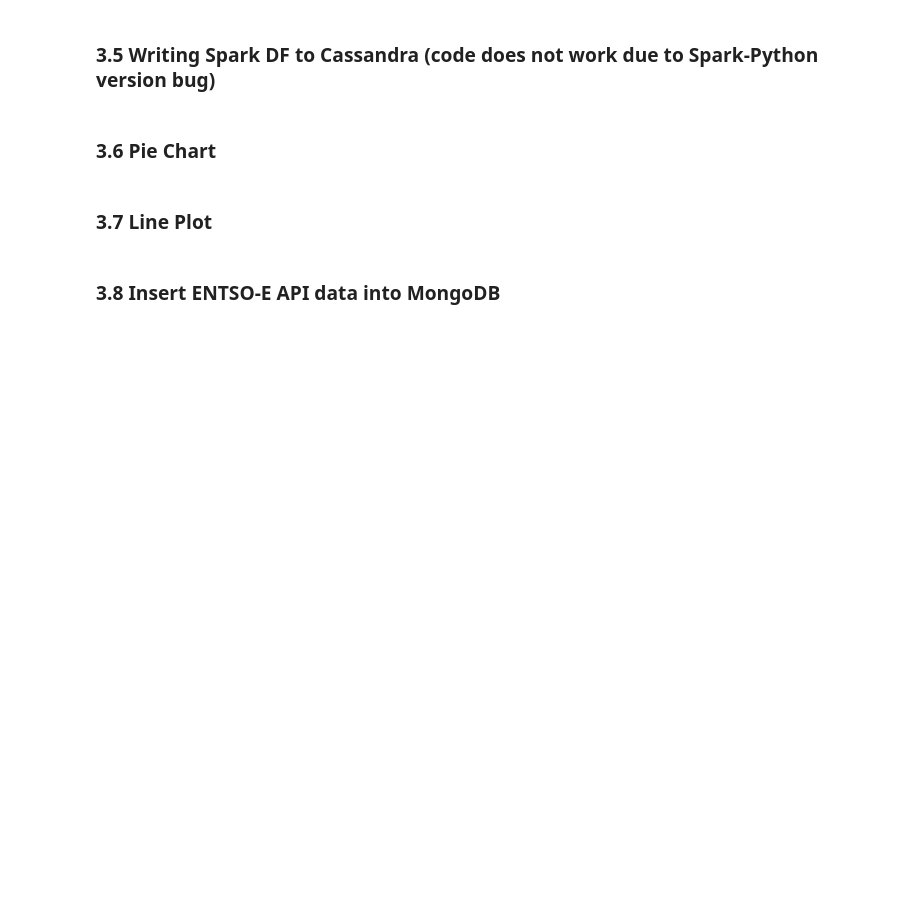
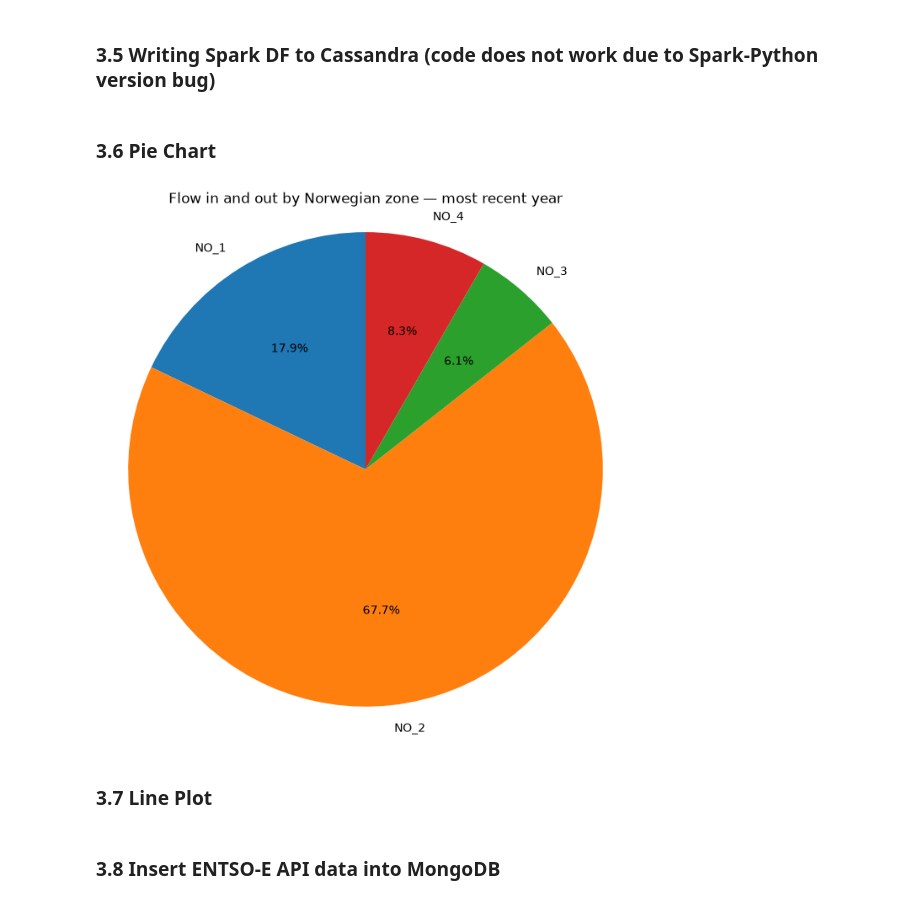
Before and after one commit to nylandgit/IND320-Repo, a Jupyter notebook: Oblig/notebooks/project_work_part2.ipynb, the cells around one changed output. Cells and saved outputs as stored; diff of their text form; code cells hidden in the pictures; blank space fills up the shorter version.

Commit message:
+working pie chart

```diff
--- a/Oblig/notebooks/project_work_part2.ipynb
+++ b/Oblig/notebooks/project_work_part2.ipynb
@@ -572,7 +572,48 @@ stored_flows.show(5, truncate=False)
 # %% [markdown]
 ### 3.6 Pie Chart
 # %%
-print("HI")
+# Making copy of pandas API df for plotting.
+data_pie = retrieved_api_data.copy()
+
+# Converting API data columns to pandas datetime and numberic objects.
+data_pie["timestamp"] = pd.to_datetime(data_pie["timestamp"], utc=True)
+data_pie["flow_mw"] = pd.to_numeric(data_pie["flow_mw"])
+
+# Selecting zones for plotting.
+zones_pie = ["NO_1", "NO_2", "NO_3", "NO_4"]
+
+
+
+# Defining time period for plotting (one year).
+latest_timestamp = data_pie["timestamp"].max()
+one_year_ago = latest_timestamp - pd.DateOffset(years=1)
+
+# Selecting data for defined time period.
+plot_data_pie = data_pie.loc[data_pie["timestamp"] >= one_year_ago]
+
+
+
+# Summing incoming and outgoing MW flows for each zone as requested by task.
+zone_totals_pie = (
+    plot_data_pie.groupby("norway_zone")["flow_mw"]
+    .sum()
+    .reindex(zones_pie, fill_value=0))
+
+
+
+# Plotting.
+plt.figure(figsize=(8, 8))
+plt.pie(
+    zone_totals_pie,
+    labels=zone_totals_pie.index,
+    autopct="%1.1f%%",
+    startangle=90,
+)
+plt.title("Flow in and out by Norwegian zone — most recent year")
+plt.axis("equal")
+plt.show()
+# %% [output]
+[figure, added]
 # %% [markdown]
 ### 3.7 Line Plot
 # %%
```
